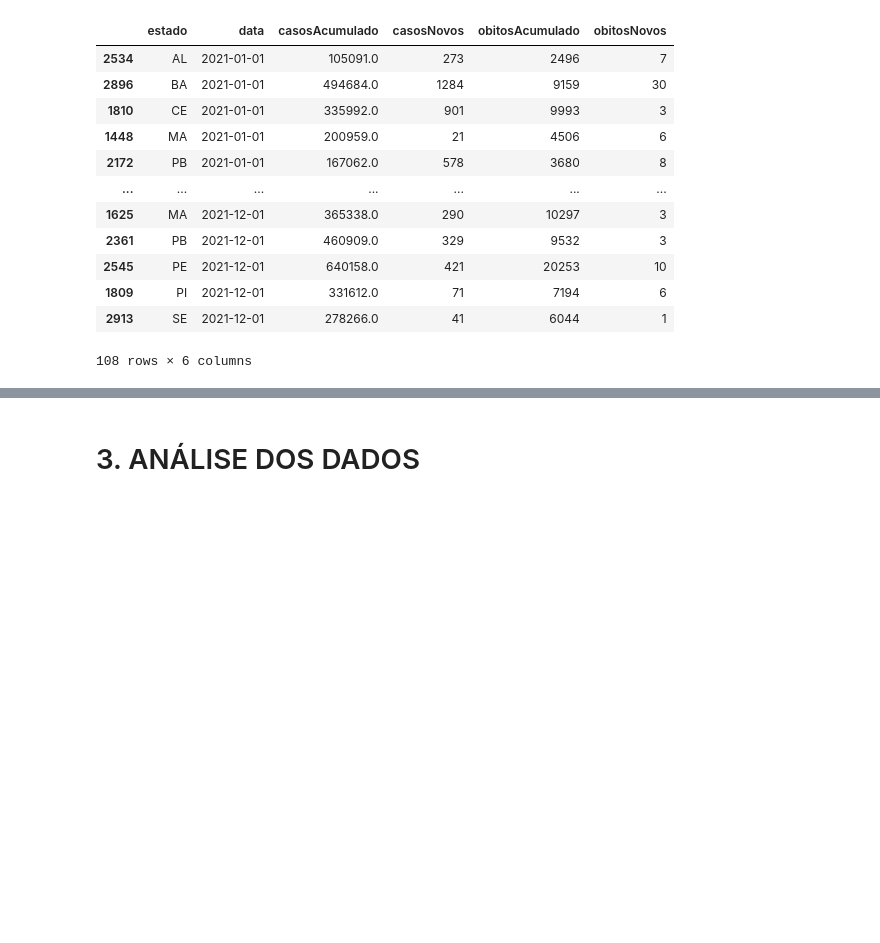
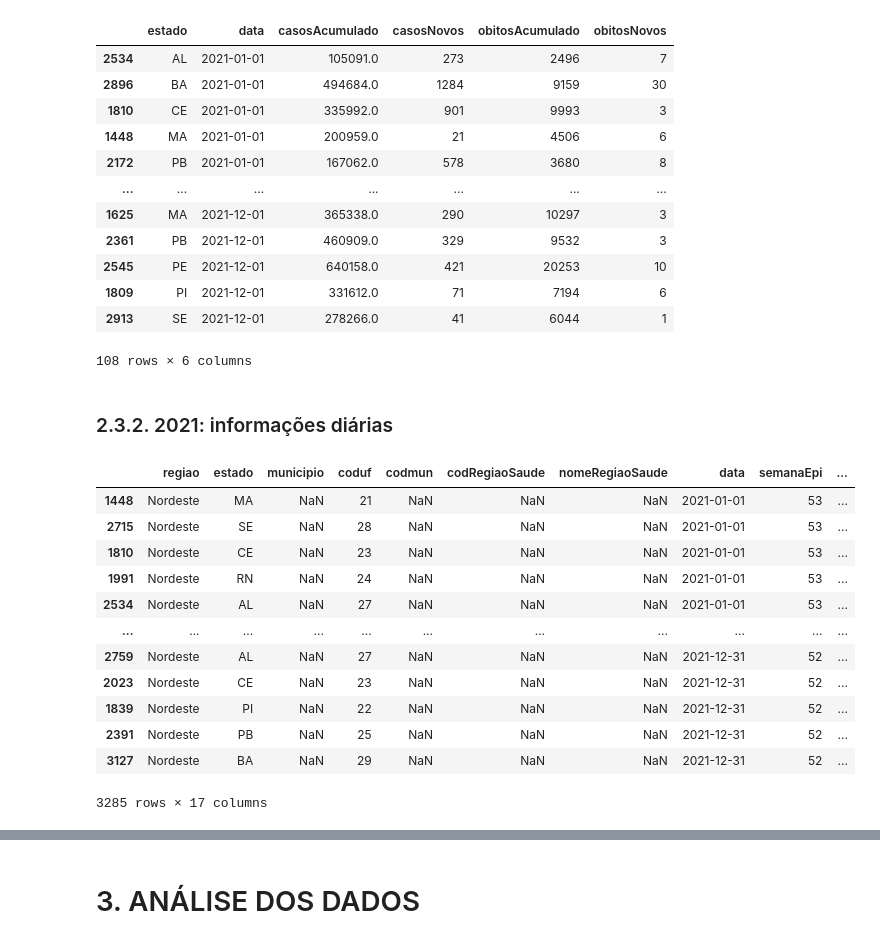
Before and after one commit to CarolLuz/analise_covid, a Jupyter notebook: analise_covid_2021.ipynb, the cells around one changed output, grey strips where cells are left out. Cells and saved outputs as stored; diff of their text form; code cells hidden in the pictures; blank space fills up the shorter version.

```diff
--- a/analise_covid_2021.ipynb
+++ b/analise_covid_2021.ipynb
@@ -366,3 +367,28 @@ b2021_meses
 | 1809 | PI | 2021-12-01 | 331612.0 | 71 | 7194 | 6 |
 | 2913 | SE | 2021-12-01 | 278266.0 | 41 | 6044 | 1 |
 108 rows × 6 columns
+# %% [markdown]
+### 2.3.2. 2021: informações diárias
+# %%
+b2021 = pd.concat([
+    b2021_1,
+    b2021_2
+], axis=0)
+
+b2021 = b2021[b2021['codmun'].isna()].sort_values(by='data')
+
+b2021
+# %% [output]
+|  | regiao | estado | municipio | coduf | codmun | codRegiaoSaude | nomeRegiaoSaude | data | semanaEpi | ... |
+| 1448 | Nordeste | MA | NaN | 21 | NaN | NaN | NaN | 2021-01-01 | 53 | ... |
+| 2715 | Nordeste | SE | NaN | 28 | NaN | NaN | NaN | 2021-01-01 | 53 | ... |
+| 1810 | Nordeste | CE | NaN | 23 | NaN | NaN | NaN | 2021-01-01 | 53 | ... |
+| 1991 | Nordeste | RN | NaN | 24 | NaN | NaN | NaN | 2021-01-01 | 53 | ... |
+| 2534 | Nordeste | AL | NaN | 27 | NaN | NaN | NaN | 2021-01-01 | 53 | ... |
+| ... | ... | ... | ... | ... | ... | ... | ... | ... | ... | ... |
+| 2759 | Nordeste | AL | NaN | 27 | NaN | NaN | NaN | 2021-12-31 | 52 | ... |
+| 2023 | Nordeste | CE | NaN | 23 | NaN | NaN | NaN | 2021-12-31 | 52 | ... |
+| 1839 | Nordeste | PI | NaN | 22 | NaN | NaN | NaN | 2021-12-31 | 52 | ... |
+| 2391 | Nordeste | PB | NaN | 25 | NaN | NaN | NaN | 2021-12-31 | 52 | ... |
+| 3127 | Nordeste | BA | NaN | 29 | NaN | NaN | NaN | 2021-12-31 | 52 | ... |
+3285 rows × 17 columns
```
Also changed, not shown: parts of 119 cells of this notebook, 3 other files.
